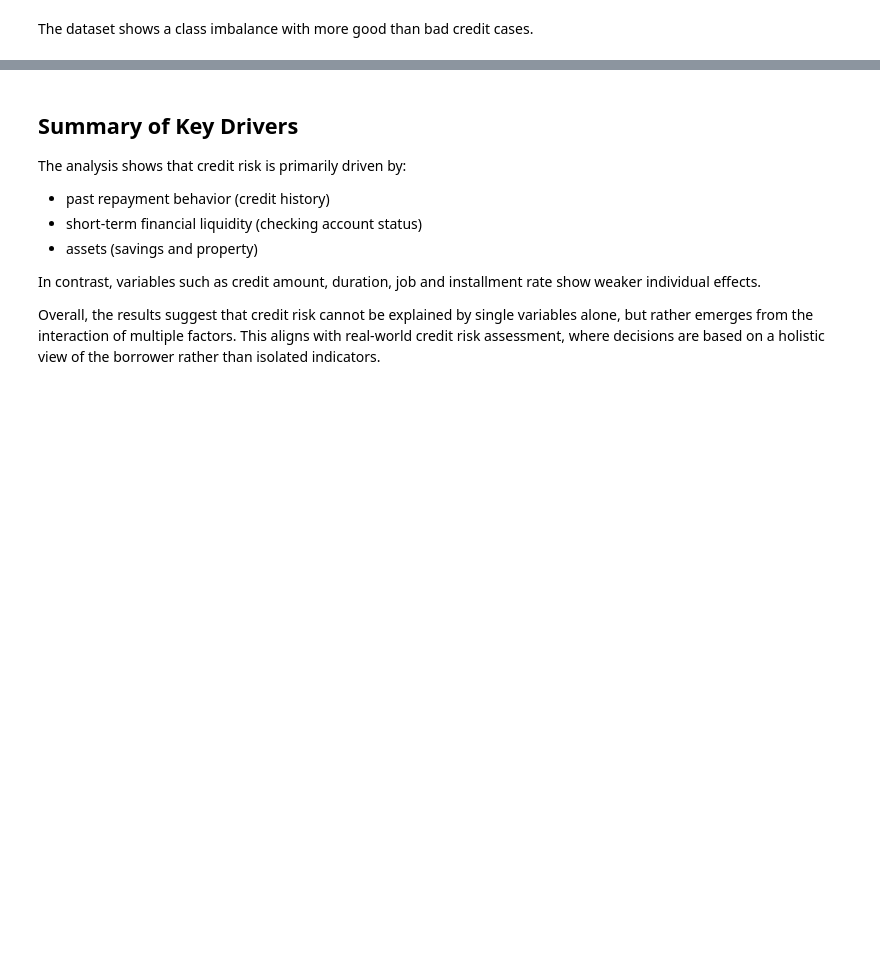
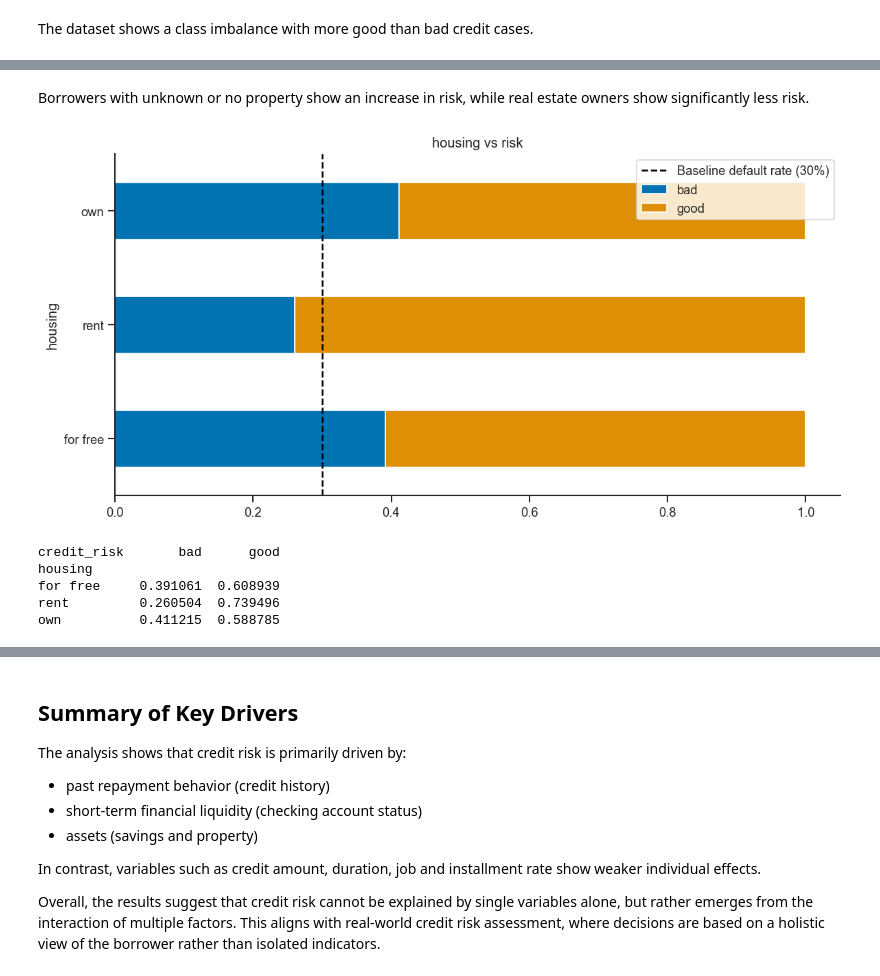
Before and after one commit to alexwill314/german_credit_eda, a Jupyter notebook: notebooks/German_Credit_Data_Analysis.ipynb, the cells around one changed output, grey strips where cells are left out. Drawn from its saved outputs; the diff is of its cells as text; code cells hidden in the pictures; blank space fills up the shorter version.

```diff
--- a/notebooks/German_Credit_Data_Analysis.ipynb
+++ b/notebooks/German_Credit_Data_Analysis.ipynb
@@ -476,0 +309,12 @@ This highlights that not all statistically significant variables are equally imp
+# %% [markdown]
+Borrowers with unknown or no property show an increase in risk, while real estate owners show significantly less risk.
+# %%
+#housing
+ctbplot(df, 'housing')
+# %% [output]
+[figure, added]
+credit_risk       bad      good
+housing
+for free     0.391061  0.608939
+rent         0.260504  0.739496
+own          0.411215  0.588785
```
Also changed, not shown: parts of 63 cells of this notebook.
